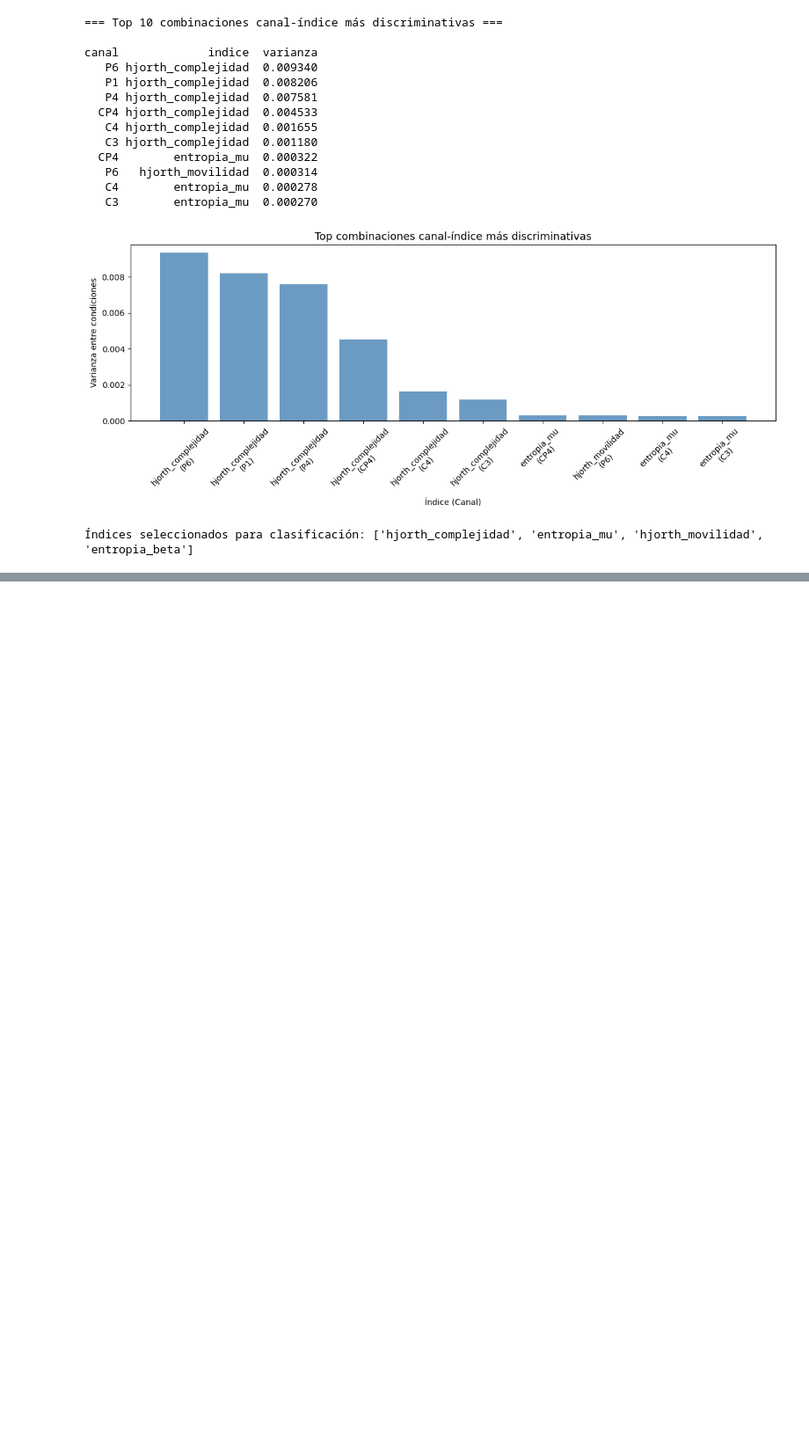
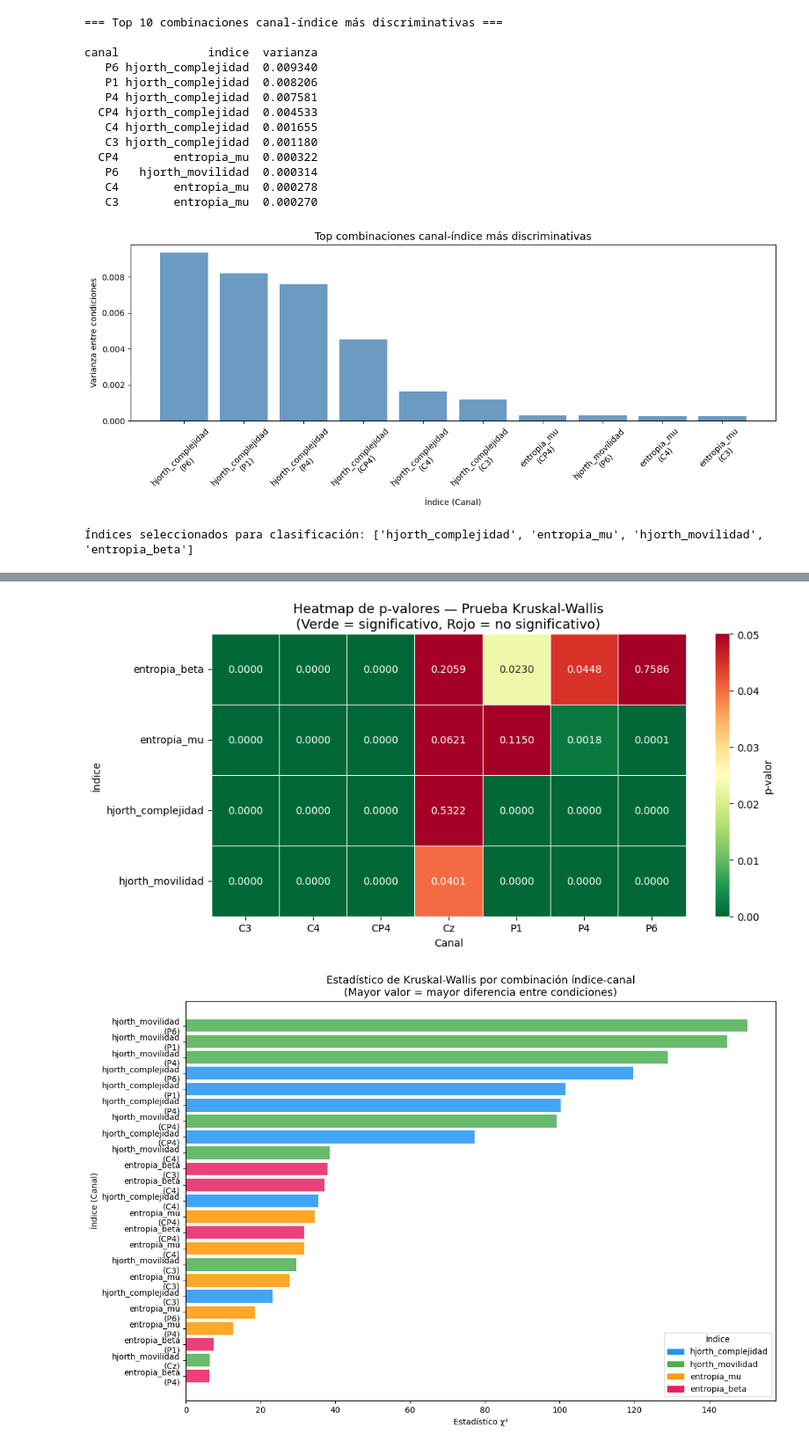
Before and after one commit to Michael10Crack/Lab_BioSenales, a Jupyter notebook: Proyecto_2.ipynb, the cells around one changed output, grey strips where cells are left out. Shown at 88% size. Cells and saved outputs as stored; diff of their text form; code cells hidden in the pictures; blank space fills up the shorter version.

```diff
--- a/Proyecto_2.ipynb
+++ b/Proyecto_2.ipynb
@@ -842,0 +966,68 @@ canal             indice  varianza
+# %%
+def graficar_hipotesis(df_hipotesis):
+    """
+    Grafica los resultados de las pruebas de hipótesis como heatmap
+    y gráfica de estadísticos.
+    """
+    # Filtrar solo significativos
+    df_sig = df_hipotesis[df_hipotesis['significativo'] == True].copy()
+
+    # ── Gráfica 1: Heatmap de p-valores ──
+    pivot_p = df_hipotesis.pivot(index='indice', columns='canal', values='p_valor')
+
+    fig, ax = plt.subplots(figsize=(10, 5))
+    sns.heatmap(
+        pivot_p,
+        annot=True,
+        fmt='.4f',
+        cmap='RdYlGn_r',
+        linewidths=0.5,
+        ax=ax,
+        vmin=0,
+        vmax=0.05,
+        cbar_kws={'label': 'p-valor'}
+    )
+    ax.set_title('Heatmap de p-valores — Prueba Kruskal-Wallis\n'
+                 '(Verde = significativo, Rojo = no significativo)',
+                 fontsize=13)
+    ax.set_xlabel('Canal')
+    ax.set_ylabel('Índice')
+    plt.tight_layout()
+    plt.show()
+
+    # ── Gráfica 2: Estadístico por combinación índice-canal ──
+    df_sig['etiqueta'] = df_sig['indice'] + '\n(' + df_sig['canal'] + ')'
+    df_sig = df_sig.sort_values('estadistico', ascending=True)
+
+    fig, ax = plt.subplots(figsize=(12, 8))
+    colores = {
+        'hjorth_complejidad': '#2196F3',
+        'hjorth_movilidad':   '#4CAF50',
+        'entropia_mu':        '#FF9800',
+        'entropia_beta':      '#E91E63'
+    }
+    bars = ax.barh(
+        df_sig['etiqueta'],
+        df_sig['estadistico'],
+        color=[colores.get(i, 'gray') for i in df_sig['indice']],
+        alpha=0.85
+    )
+    ax.set_title('Estadístico de Kruskal-Wallis por combinación índice-canal\n'
+                 '(Mayor valor = mayor diferencia entre condiciones)',
+                 fontsize=13)
+    ax.set_xlabel('Estadístico χ²')
+    ax.set_ylabel('Índice (Canal)')
+
+    # Leyenda
+    from matplotlib.patches import Patch
+    leyenda = [Patch(color=c, label=i) for i, c in colores.items()]
+    ax.legend(handles=leyenda, title='Índice', loc='lower right')
+
+    plt.tight_layout()
+    plt.show()
+
+# Ejecutar
+graficar_hipotesis(df_hipotesis)
+# %% [output]
+[figure, added]
+[figure, added]
```
Also changed, not shown: parts of 10 cells of this notebook.
